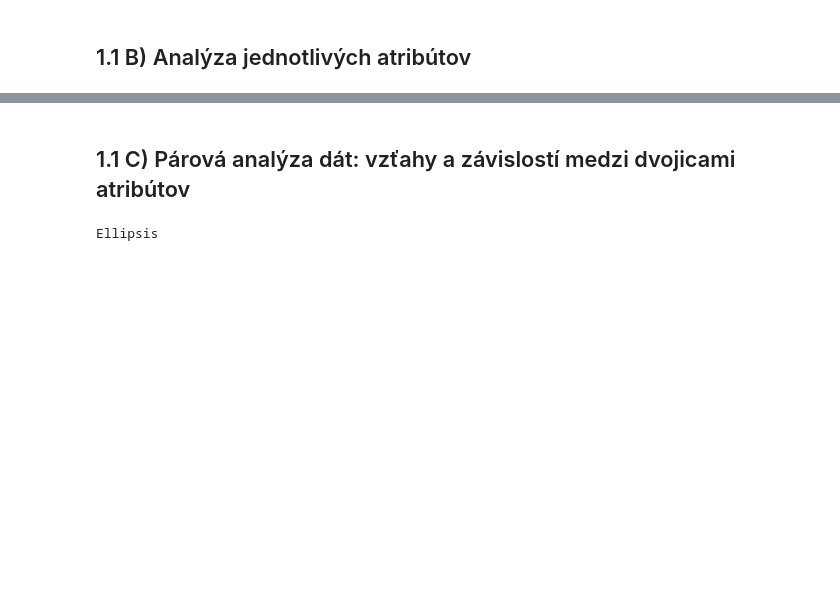
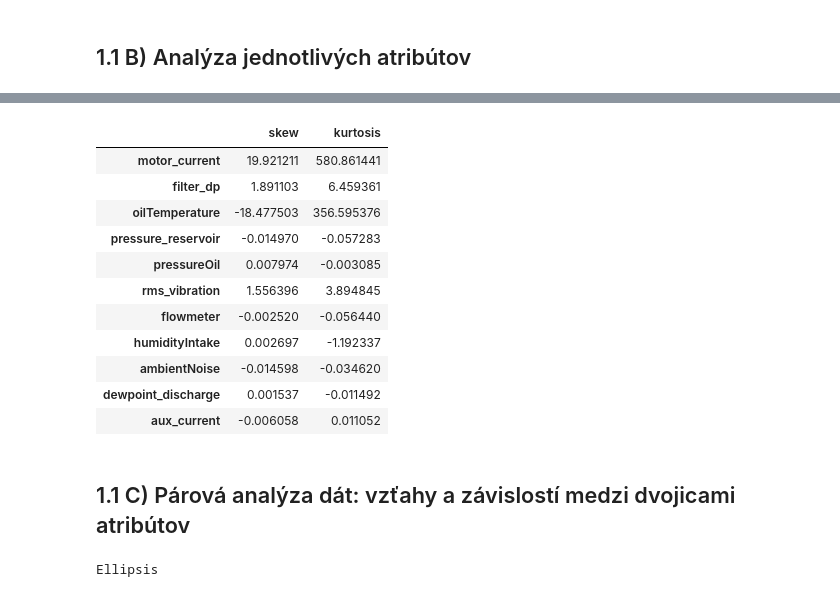
Before and after one commit to kavonada/IAU_zadanie, a Jupyter notebook: projekt.ipynb, the cells around one changed output, grey strips where cells are left out. Drawn from its saved outputs; the diff is of its cells as text; code cells hidden in the pictures; blank space fills up the shorter version.

```diff
--- a/projekt.ipynb
+++ b/projekt.ipynb
@@ -148,3 +234,21 @@ Ellipsis
+# %%
+pd.DataFrame({
+    "skew": [stats.skew(readings_data[c].dropna()) for c in sensor_cols],
+    "kurtosis": [stats.kurtosis(readings_data[c].dropna()) for c in sensor_cols],
+}, index=sensor_cols)
+# %% [output]
+|  | skew | kurtosis |
+| motor_current | 19.921211 | 580.861441 |
+| filter_dp | 1.891103 | 6.459361 |
+| oilTemperature | -18.477503 | 356.595376 |
+| pressure_reservoir | -0.014970 | -0.057283 |
+| pressureOil | 0.007974 | -0.003085 |
+| rms_vibration | 1.556396 | 3.894845 |
+| flowmeter | -0.002520 | -0.056440 |
+| humidityIntake | 0.002697 | -1.192337 |
+| ambientNoise | -0.014598 | -0.034620 |
+| dewpoint_discharge | 0.001537 | -0.011492 |
+| aux_current | -0.006058 | 0.011052 |
 # %% [markdown]
 ## 1.1 C) Párová analýza dát: vzťahy a závislostí medzi dvojicami atribútov
 # %%
```
Also changed, not shown: parts of 15 cells of this notebook.
